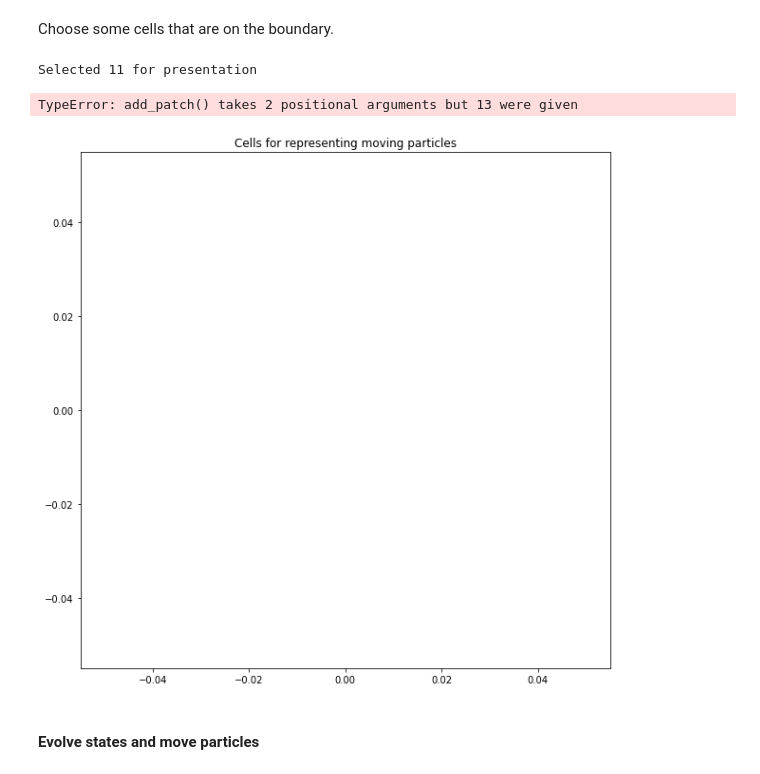
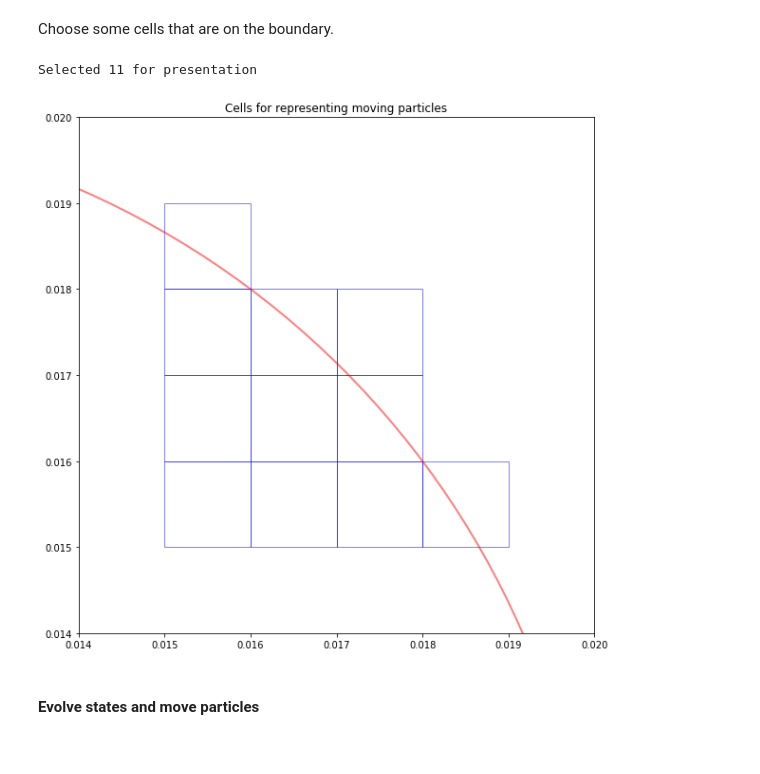
Before and after one commit to GinkoBalboa/parfis, a Jupyter notebook: doc/sphinx/source/demo_files/move_cylindrical_demo.ipynb, the cells around one changed output. Saved outputs shown, nothing was run; the diff lists cells and outputs as text; code cells hidden in the pictures.

```diff
--- a/doc/sphinx/source/demo_files/move_cylindrical_demo.ipynb
+++ b/doc/sphinx/source/demo_files/move_cylindrical_demo.ipynb
@@ -24,9 +24,9 @@ Parfis.setPyCfgData(id)
 ptrCfgData = Parfis.getPyCfgData(id)
 Parfis.setPySimData(id)
 ptrSimData = Parfis.getPySimData(id)
-cellSize = ptrCfgData[0].cellSize[0]
-geoSize = ptrCfgData[0].geometrySize[0]
-cellCount = ptrCfgData[0].cellCount[0]
+cellSize =ptrCfgData.cellSize[0]
+geoSize =ptrCfgData.geometrySize[0]
+cellCount =ptrCfgData.cellCount[0]
 print(f"cellSize = {cellSize} meters")
 print(f"geoSize = {geoSize} meters")
 print(f"cellCount = {cellCount}")
@@ -48,7 +48,7 @@ for i in xRange:
     cellPos.x = i
     for j in yRange:
         cellPos.y = j
-        cellId = ptrSimData[0].cellIdVec.ptr[pfs.getAbsoluteCellId(cellCount, cellPos)]
+        cellId =ptrSimData.cellIdVec.ptr[pfs.getAbsoluteCellId(cellCount, cellPos)]
         if cellId != pfs.Const.noCellId:
             cellIdRange.append(cellId)
 print(f"Selected {len(cellIdRange)} for presentation")
@@ -62,38 +62,37 @@ axGrid.plot()
 
 gridPatches = []
 for cellId in cellIdRange:
-    pos = ptrSimData[0].cellVec.ptr[cellId].pos
+    pos =ptrSimData.cellVec.ptr[cellId].pos
     gridPatches.append (
         patches.Rectangle(
             (cellSize.x*pos.x, cellSize.y*pos.y),
             cellSize.x, cellSize.y,
             edgecolor = 'blue',
             alpha = 0.5,
             fill=False
         )
     )
 # Draw the geometry bound
 gridPatches.append (
 patches.Circle(
     (geoSize.x*0.5, geoSize.y*0.5),
     radius=geoSize.x*0.5,
     lw = 2,
     edgecolor = 'red',
     alpha = 0.5,
     fill=False
     )
 )
 
 for i in range(len(gridPatches)):
     axGrid.add_patch(copy(gridPatches[i]))
 axGrid.set_xlim((xRange[0] - 1)*cellSize.x, (xRange[-1] + 1)*cellSize.x)
 axGrid.set_ylim((yRange[0] - 1)*cellSize.y, (yRange[-1] + 1)*cellSize.y)
 axGrid.set_aspect('equal')
 plt.show()
 # %% [output]
 Selected 11 for presentation
-TypeError: add_patch() takes 2 positional arguments but 13 were given
-[figure, old version]
+[figure, new version]
 # %% [markdown]
 #### Evolve states and move particles
 # %%
```
Also changed, not shown: parts of 1 cell of this notebook, 14 other files.
